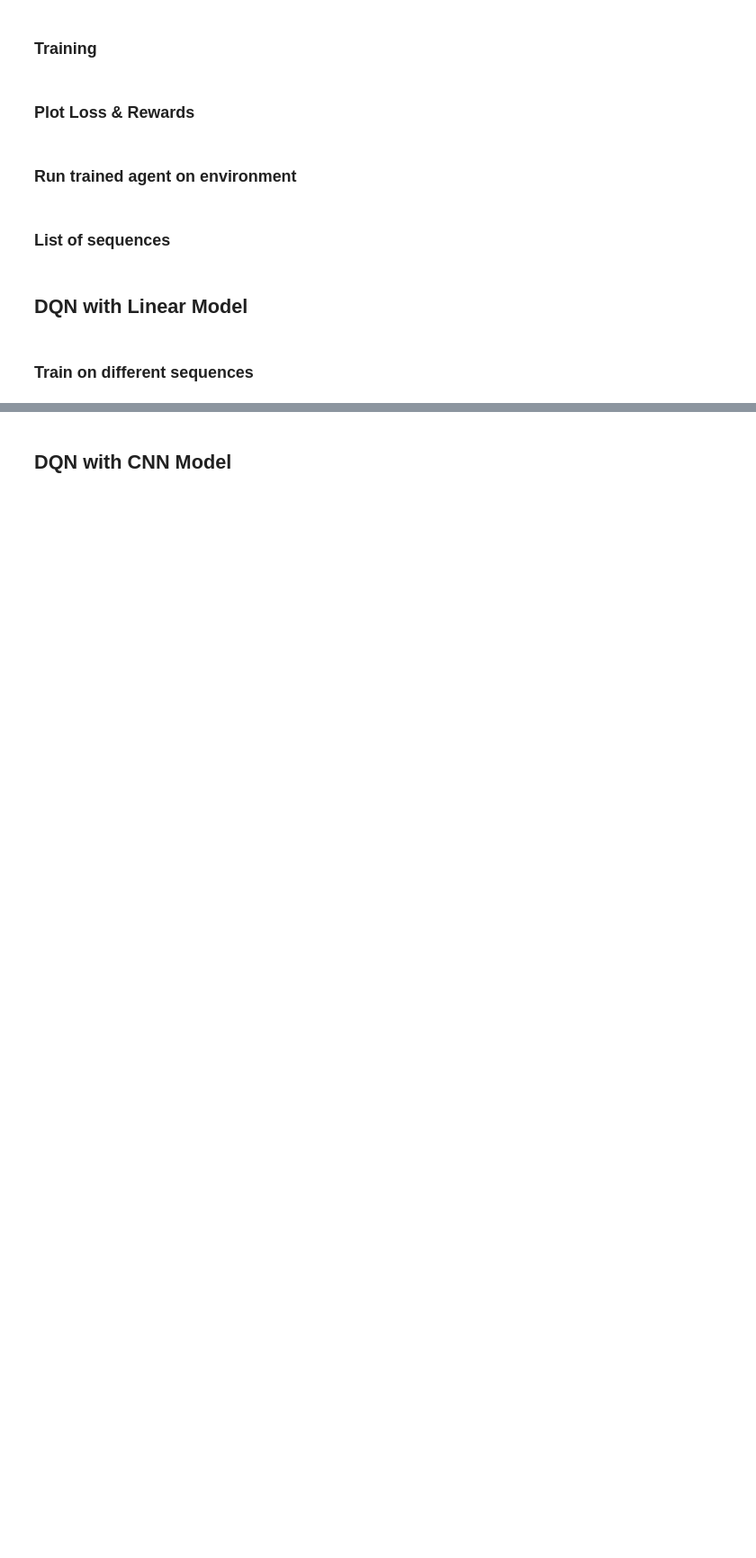
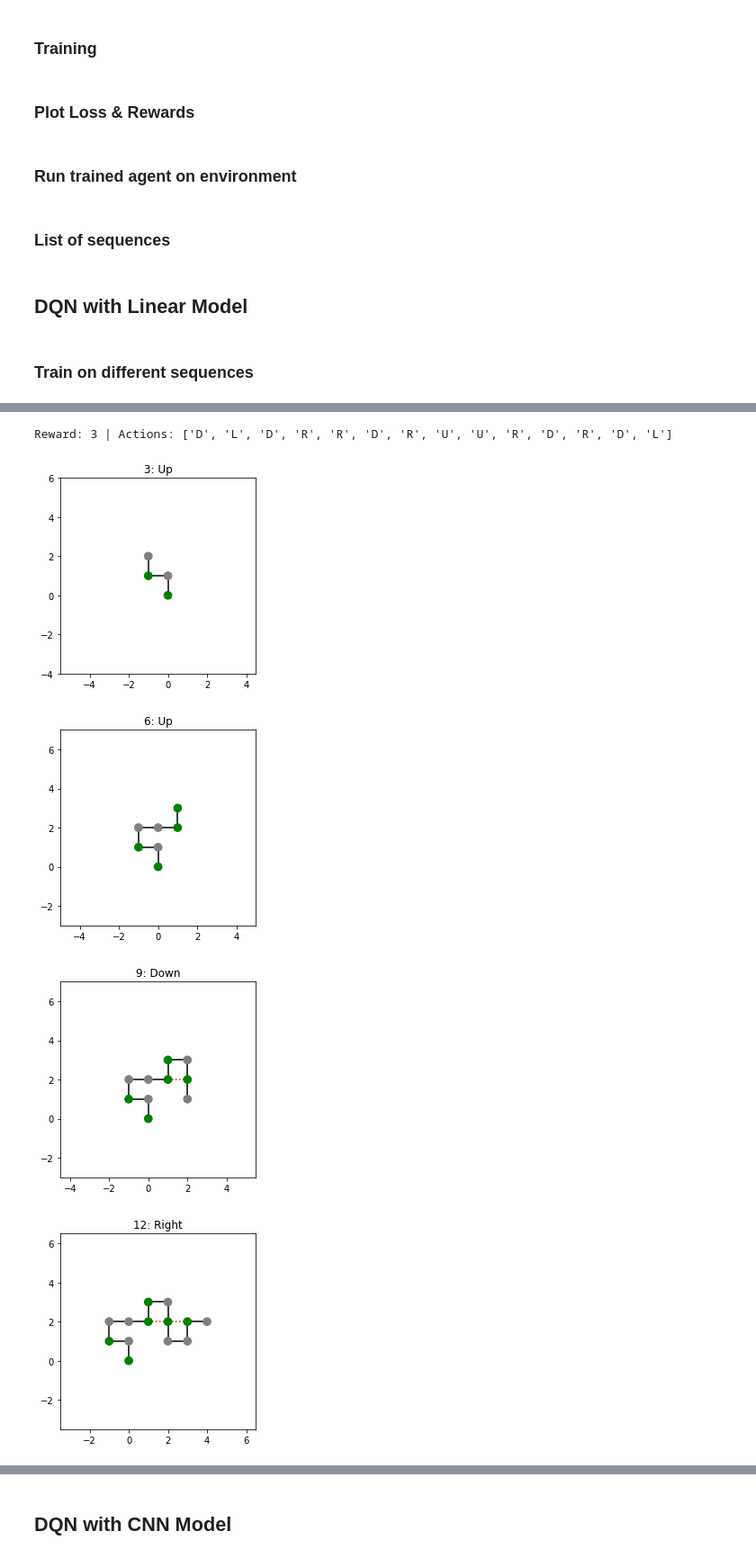
Before and after one commit to hyu1729/HP-Protein-Folding, a Jupyter notebook: Protein_Folding_DQN.ipynb, the cells around one changed output, grey strips where cells are left out. Shown at 90% size. Cells and saved outputs as stored; diff of their text form; code cells hidden in the pictures; blank space fills up the shorter version.

```diff
--- a/Protein_Folding_DQN.ipynb
+++ b/Protein_Folding_DQN.ipynb
@@ -203,18 +204,21 @@ def plot(losses, rewards):
 # %% [markdown]
 ### Run trained agent on environment
 # %%
-def run_agent(env):
+def run_agent(env, agent):
     env = env
-    agent = Agent(env, q_network, target_q_network)
+    agent = agent
     state = env.reset()
+    cnt = 0
     while True:
+        cnt += 1
         action = agent.act(state, 0)
         next_state, reward, done, info = env.step(int(action.cpu()))
-        env.render()
-        print(action)
+        if cnt % 3 == 0:
+            env.render()
         state=next_state
         if done:
             print("Reward: {} | Actions: {}".format(reward, info['actions']))
+            env.render()
             break
 # %% [markdown]
 ### List of sequences
@@ -297,0 +323,8 @@ Reward: 2 | Actions: ['R', 'D', 'L', 'D', 'L', 'U', 'U']
+# %%
+run_agent(linear_env, linear_agent)
+# %% [output]
+Reward: 3 | Actions: ['D', 'L', 'D', 'R', 'R', 'D', 'R', 'U', 'U', 'R', 'D', 'R', 'D', 'L']
+[figure, added]
+[figure, added]
+[figure, added]
+[figure, added]
```
Also changed, not shown: parts of 12 cells of this notebook, 4 other files.
